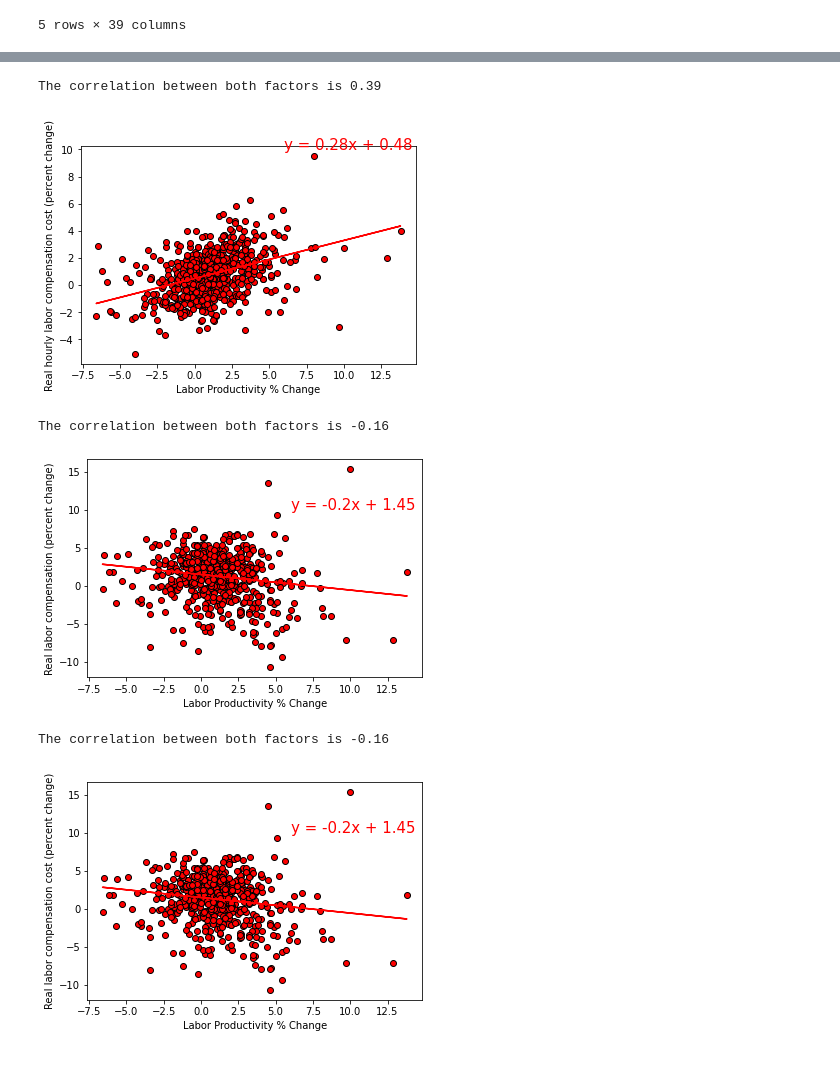
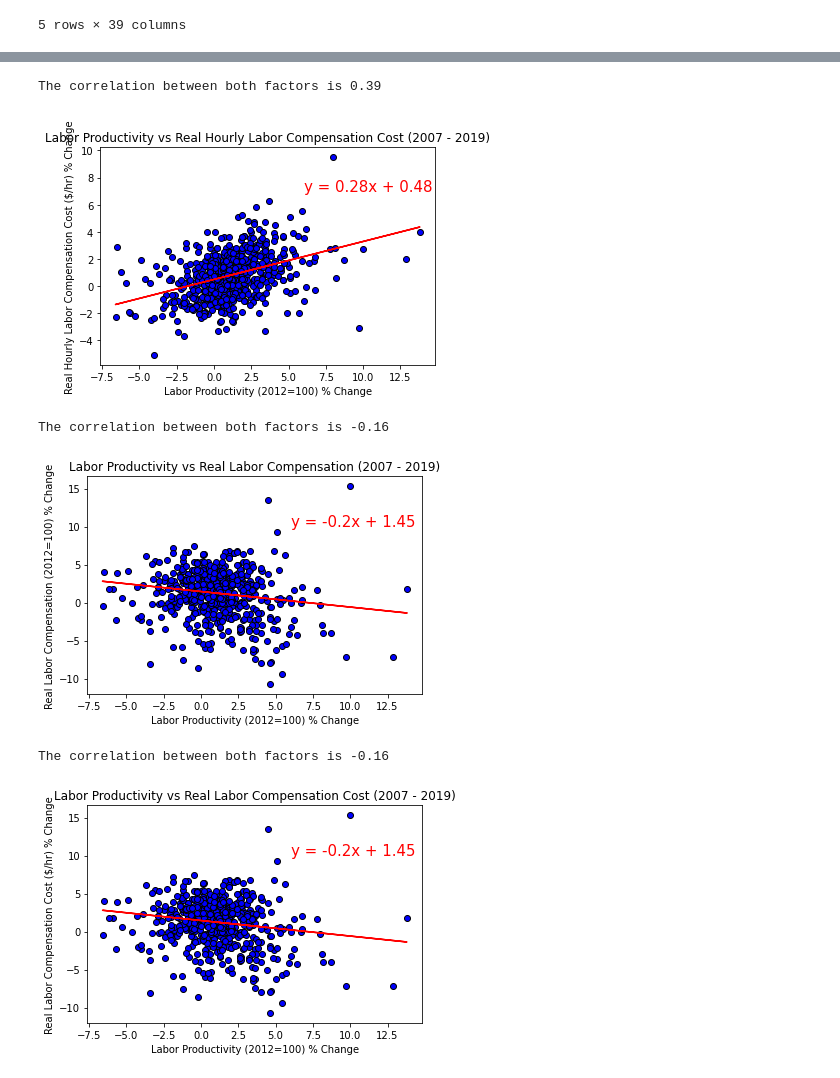
Before and after one commit to Blashford/Next-Factory-ACME, a Jupyter notebook: Comparisons .ipynb, the cells around one changed output, grey strips where cells are left out. Cells and saved outputs as stored; diff of their text form; code cells hidden in the pictures.

```diff
--- a/Comparisons .ipynb
+++ b/Comparisons .ipynb
@@ -135,21 +146,26 @@ The correlation between both factors is 0.34
 # %%
-plt.scatter(labor_prod, hourly_compcost, marker = "o", facecolor="red", edgecolors = "black")
+plt.scatter(labor_prod, hourly_compcost, marker = "o", facecolor="blue", edgecolors = "black")
 correlation = st.pearsonr(labor_prod, hourly_compcost)
 print(f"The correlation between both factors is {round(correlation[0],2)}")
 (slope, intercept, rvalue, pvalue, stderr) = linregress(labor_prod, hourly_compcost)
 regress_values = labor_prod * slope + intercept
 
 line_eq = "y = " + str(round(slope,2)) + "x + " + str(round(intercept,2))
 plt.plot(labor_prod,regress_values,"r-")
-plt.annotate(line_eq,(6,10),fontsize=15,color="red")
-plt.xlabel('Labor Productivity % Change')
-plt.ylabel('Real hourly labor compensation cost (percent change)')
+plt.annotate(line_eq,(6,7),fontsize=15,color="red")
+
+
+plt.title('Labor Productivity vs Real Hourly Labor Compensation Cost (2007 - 2019)')
+plt.xlabel('Labor Productivity (2012=100) % Change')
+plt.ylabel('Real Hourly Labor Compensation Cost ($/hr) % Change')
+plt.savefig("Images/ChangePrct_Real_Hourly_Labor_Comp_Cost.png")
+
 plt.show()
 # %% [output]
 The correlation between both factors is 0.39
-[figure, old version]
+[figure, new version]
 # %%
-plt.scatter(labor_prod, labor_comp_real, marker = "o", facecolor="red", edgecolors = "black")
+plt.scatter(labor_prod, labor_comp_real, marker = "o", facecolor="blue", edgecolors = "black")
 correlation = st.pearsonr(labor_prod, labor_comp_real)
 print(f"The correlation between both factors is {round(correlation[0],2)}")
 (slope, intercept, rvalue, pvalue, stderr) = linregress(labor_prod, labor_comp_real)
@@ -158,14 +174,18 @@ regress_values = labor_prod * slope + intercept
 line_eq = "y = " + str(round(slope,2)) + "x + " + str(round(intercept,2))
 plt.plot(labor_prod,regress_values,"r-")
 plt.annotate(line_eq,(6,10),fontsize=15,color="red")
-plt.xlabel('Labor Productivity % Change')
-plt.ylabel("Real labor compensation (percent change)")
+
+plt.title('Labor Productivity vs Real Labor Compensation (2007 - 2019)')
+plt.xlabel('Labor Productivity (2012=100) % Change')
+plt.ylabel("Real Labor Compensation (2012=100) % Change")
+plt.savefig("Images/ChangePrct_Real_Labor_Comp.png")
+
 plt.show()
 # %% [output]
 The correlation between both factors is -0.16
-[figure, old version]
+[figure, new version]
 # %%
-plt.scatter(labor_prod, labor_compcost, marker = "o", facecolor="red", edgecolors = "black")
+plt.scatter(labor_prod, labor_compcost, marker = "o", facecolor="blue", edgecolors = "black")
 correlation = st.pearsonr(labor_prod, labor_compcost)
 print(f"The correlation between both factors is {round(correlation[0],2)}")
 (slope, intercept, rvalue, pvalue, stderr) = linregress(labor_prod, labor_compcost)
@@ -174,10 +194,14 @@ regress_values = labor_prod * slope + intercept
 line_eq = "y = " + str(round(slope,2)) + "x + " + str(round(intercept,2))
 plt.plot(labor_prod,regress_values,"r-")
 plt.annotate(line_eq,(6,10),fontsize=15,color="red")
-plt.xlabel('Labor Productivity % Change')
-plt.ylabel("Real labor compensation cost (percent change)")
+
+plt.title('Labor Productivity vs Real Labor Compensation Cost (2007 - 2019)')
+plt.xlabel('Labor Productivity (2012=100) % Change')
+plt.ylabel("Real Labor Compensation Cost ($/hr) % Change")
+plt.savefig("Images/ChangePrct_Real_Labor_Comp_Cost.png")
+
 plt.show()
 # %% [output]
 The correlation between both factors is -0.16
-[figure, old version]
+[figure, new version]
 # %%
```
Also changed, not shown: parts of 13 cells of this notebook, 22 other files.
